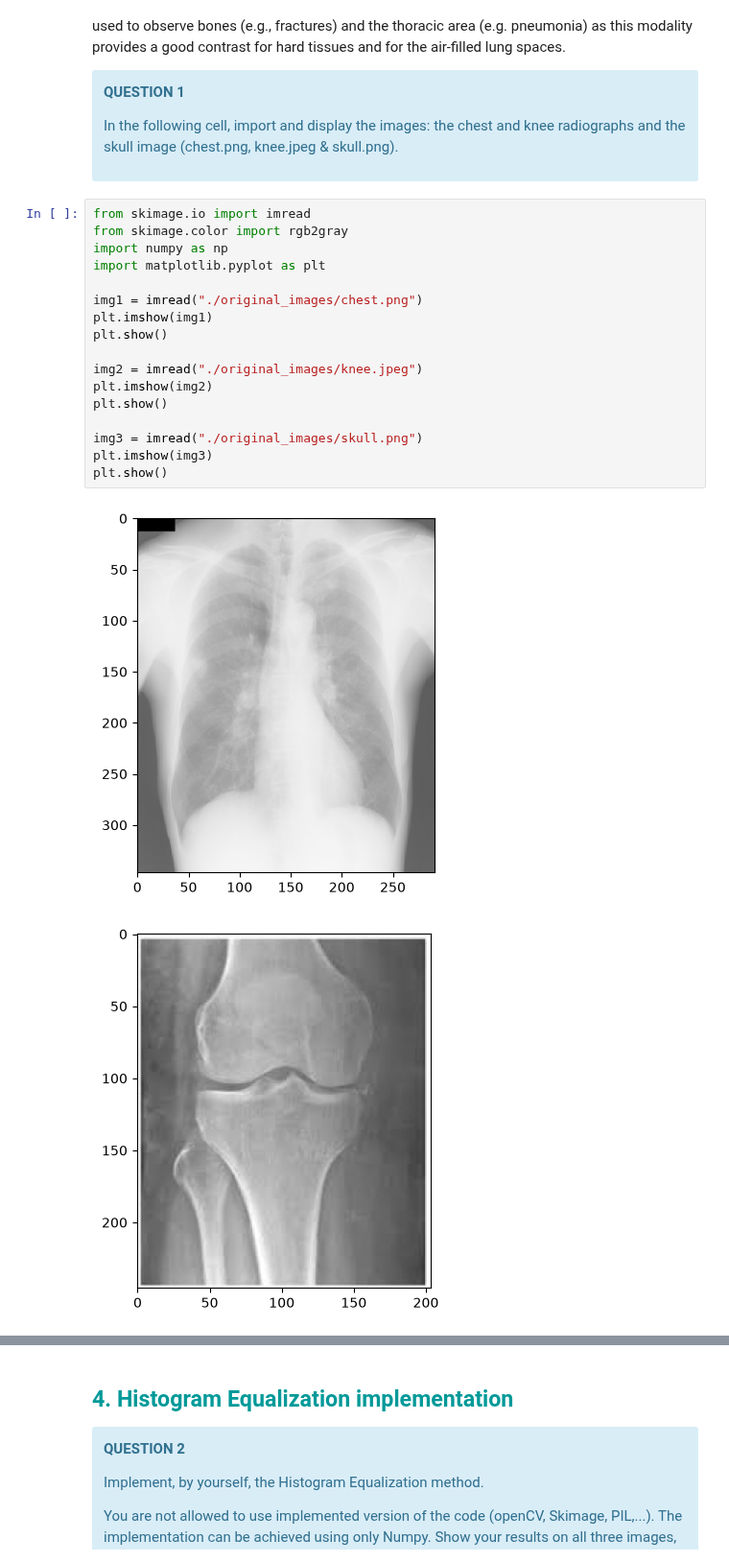
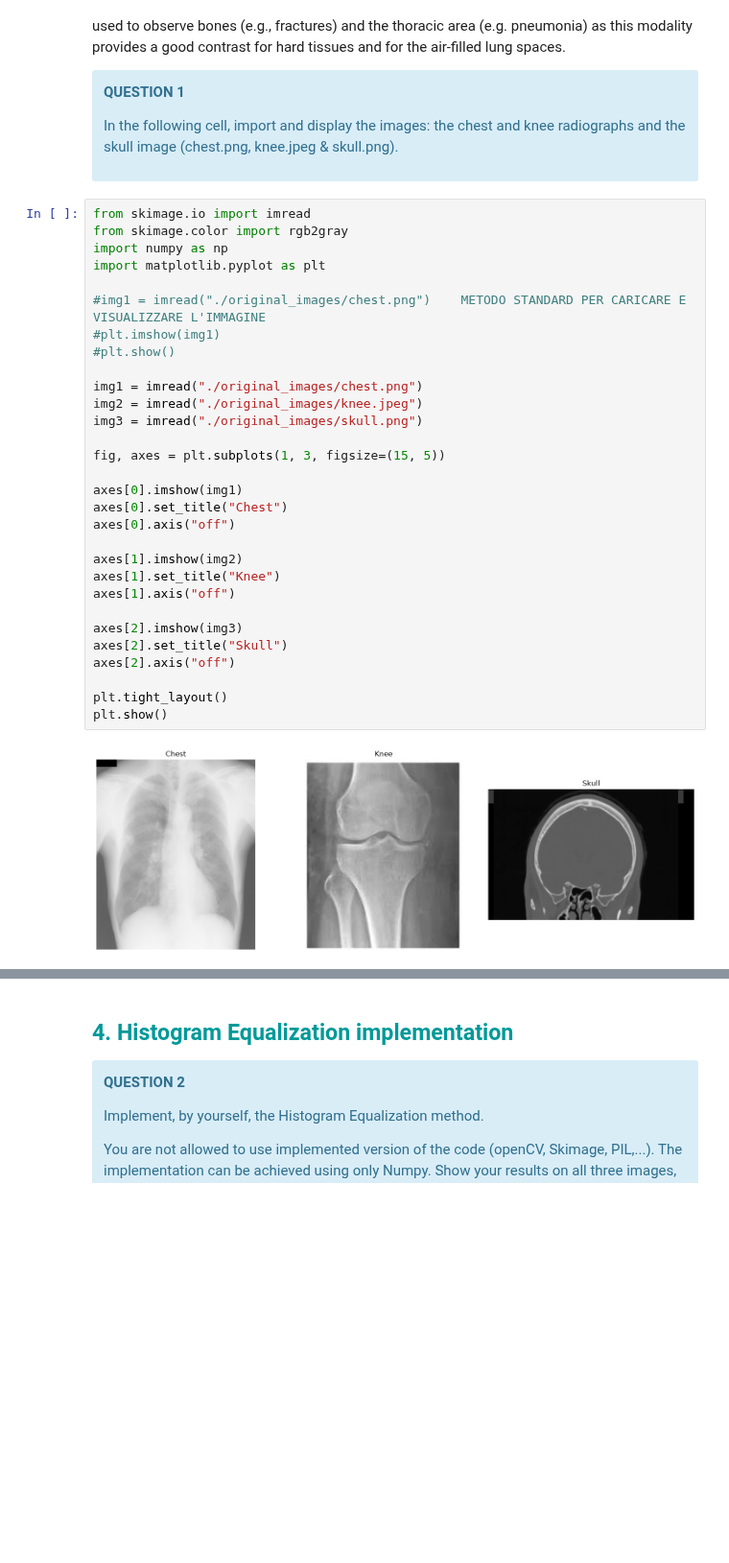
Before and after one commit to moimeme01/LGBIO2050, a Jupyter notebook: Challenge 1 - Histogram Equalization-20261001/Histogram_Equalization.ipynb, the cells around one changed output, grey strips where cells are left out. Shown at 96% size. Saved outputs shown, nothing was run; the diff lists cells and outputs as text; blank space fills up the shorter version.

```diff
--- a/Challenge 1 - Histogram Equalization-20261001/Histogram_Equalization.ipynb
+++ b/Challenge 1 - Histogram Equalization-20261001/Histogram_Equalization.ipynb
@@ -71,20 +71,32 @@ In the following cell, import and display the images: the chest and knee radiogr
 # %%
 from skimage.io import imread
 from skimage.color import rgb2gray
 import numpy as np
 import matplotlib.pyplot as plt
 
+#img1 = imread("./original_images/chest.png")    METODO STANDARD PER CARICARE E VISUALIZZARE L'IMMAGINE
+#plt.imshow(img1)
+#plt.show()
+
 img1 = imread("./original_images/chest.png")
-plt.imshow(img1)
+img2 = imread("./original_images/knee.jpeg")
+img3 = imread("./original_images/skull.png")
+
+fig, axes = plt.subplots(1, 3, figsize=(15, 5))
+
+axes[0].imshow(img1)
+axes[0].set_title("Chest")
+axes[0].axis("off")
+
+axes[1].imshow(img2)
+axes[1].set_title("Knee")
+axes[1].axis("off")
+
+axes[2].imshow(img3)
+axes[2].set_title("Skull")
+axes[2].axis("off")
+
+plt.tight_layout()
 plt.show()
-
-img2 = imread("./original_images/knee.jpeg")
-plt.imshow(img2)
-plt.show()
-
-img3 = imread("./original_images/skull.png")
-plt.imshow(img3)
-plt.show()
 # %% [output]
-[figure, old version]
+[figure, new version]
-[figure, removed]
```
Also changed, not shown: parts of 2 cells of this notebook, 1 other file.
